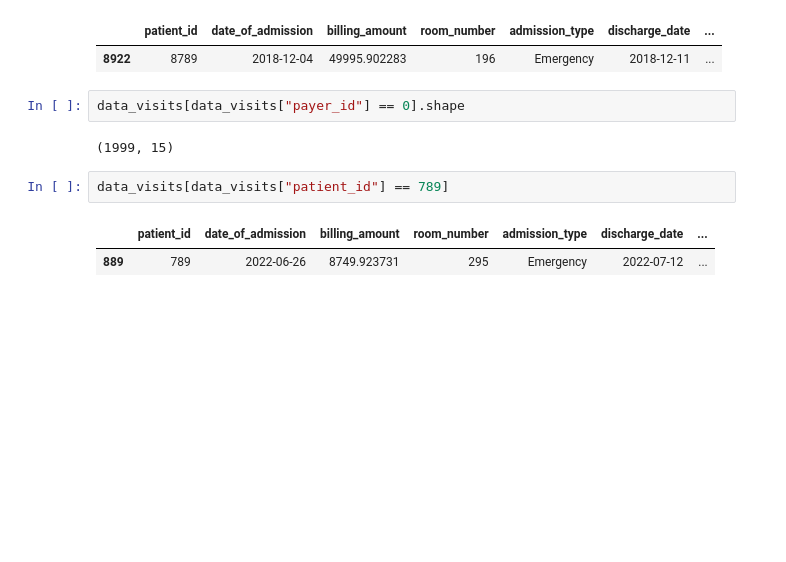
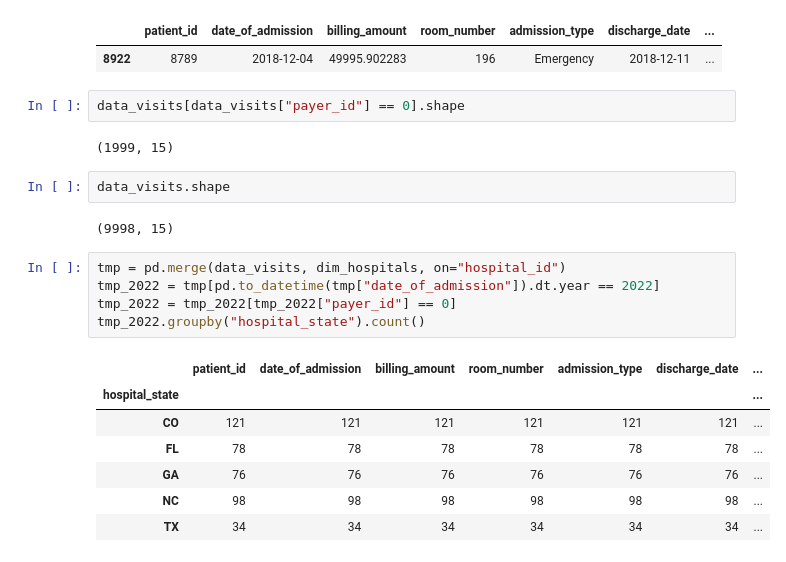
Before and after one commit to hfhoffman1144/langchain_neo4j_rag_app, a Jupyter notebook: notebooks/data_creation.ipynb, the cells around one changed output. Saved outputs shown, nothing was run; the diff lists cells and outputs as text; blank space fills up the shorter version.

```diff
--- a/notebooks/data_creation.ipynb
+++ b/notebooks/data_creation.ipynb
@@ -2750,8 +2750,20 @@ data_visits[data_visits["billing_amount"] == data_visits["billing_amount"].max()
 data_visits[data_visits["payer_id"] == 0].shape
 # %% [output]
 (1999, 15)
-# %%
-data_visits[data_visits["patient_id"] == 789]
-# %% [output]
-|  | patient_id | date_of_admission | billing_amount | room_number | admission_type | discharge_date | ... |
-| 889 | 789 | 2022-06-26 | 8749.923731 | 295 | Emergency | 2022-07-12 | ... |
+# %%
+data_visits.shape
+# %% [output]
+(9998, 15)
+# %%
+tmp = pd.merge(data_visits, dim_hospitals, on="hospital_id")
+tmp_2022 = tmp[pd.to_datetime(tmp["date_of_admission"]).dt.year == 2022]
+tmp_2022 = tmp_2022[tmp_2022["payer_id"] == 0]
+tmp_2022.groupby("hospital_state").count()
+# %% [output]
+|  | patient_id | date_of_admission | billing_amount | room_number | admission_type | discharge_date | ... |
+| hospital_state |  |  |  |  |  |  | ... |
+| CO | 121 | 121 | 121 | 121 | 121 | 121 | ... |
+| FL | 78 | 78 | 78 | 78 | 78 | 78 | ... |
+| GA | 76 | 76 | 76 | 76 | 76 | 76 | ... |
+| NC | 98 | 98 | 98 | 98 | 98 | 98 | ... |
+| TX | 34 | 34 | 34 | 34 | 34 | 34 | ... |
```
Also changed, not shown: parts of 1 cell of this notebook, 24 other files.
